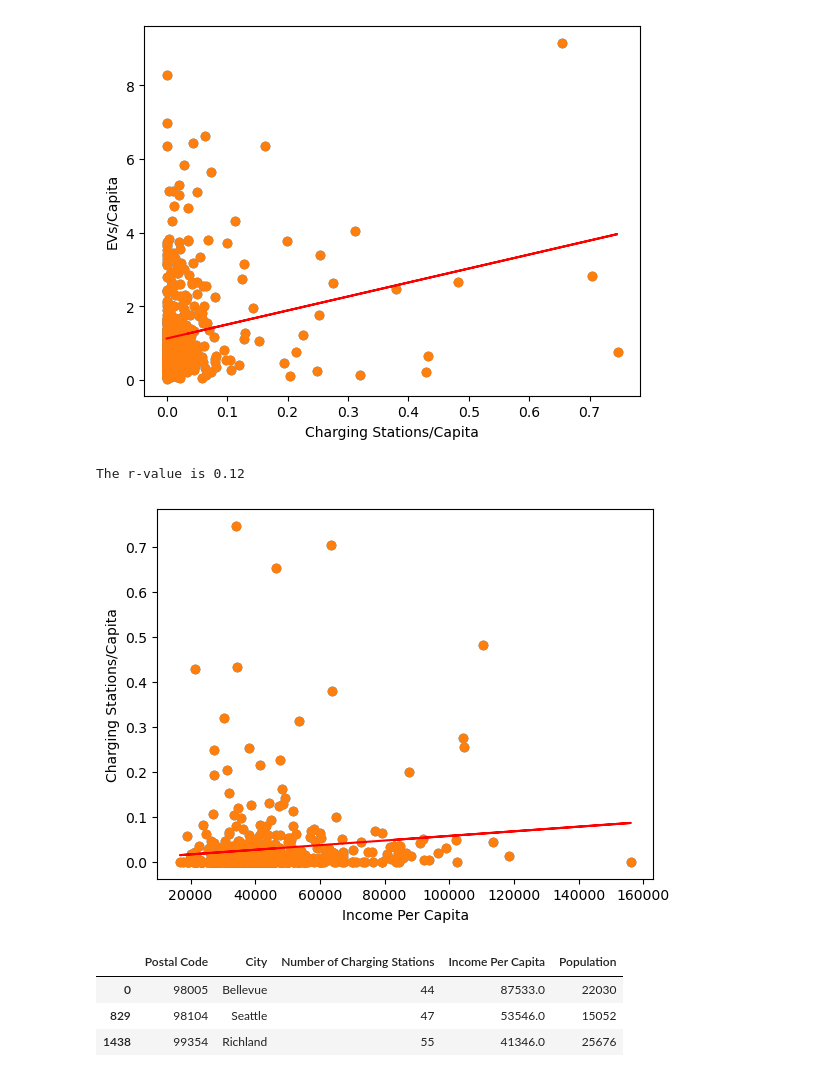
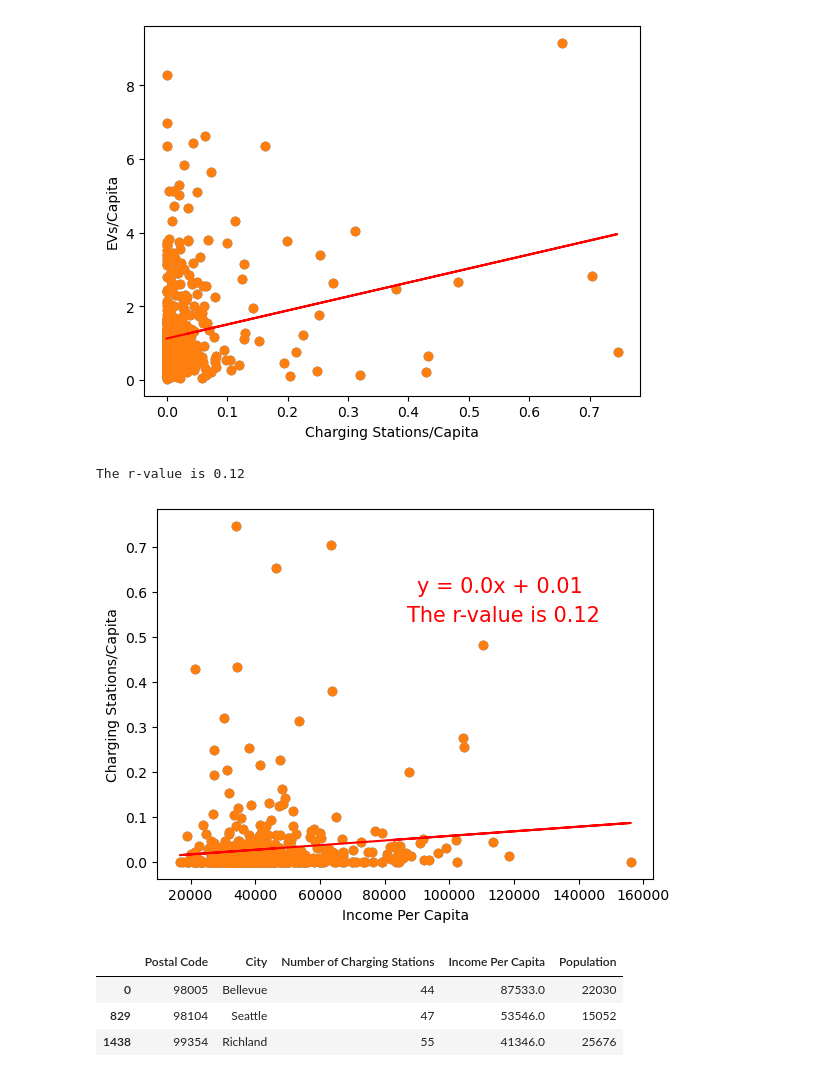
Before and after one commit to caelwillis/group-4-proj-1, a Jupyter notebook: per_capita_visualisations.ipynb, the cells around one changed output. Saved outputs shown, nothing was run; the diff lists cells and outputs as text; code cells hidden in the pictures.

```diff
--- a/per_capita_visualisations.ipynb
+++ b/per_capita_visualisations.ipynb
@@ -141,26 +141,26 @@ The r-value is 0.23
 # %%
 #Scatterplot - Charging Stations per Capita vs Income per Capita
 plt.scatter(merged_income_df_filtered['Income Per Capita'],
             merged_income_df_filtered['Charging Stations/Capita'])
 
 x_values = merged_income_df_filtered['Income Per Capita']
 y_values = merged_income_df_filtered['Charging Stations/Capita']
 slope = linregress(x_values, y_values)
 (slope, intercept, rvalue, pvalue, stderr) = linregress(x_values, y_values)
 regress_values = x_values * slope + intercept
 line_eq = 'y = ' + str(round(slope,2)) + 'x + ' + str(round(intercept,2))
 rvalue = str(round(rvalue, 2))
 
 plt.scatter(x_values, y_values)
 plt.plot(x_values, regress_values, '-r')
-plt.annotate(line_eq,(2,15), fontsize=15, color='red')
-plt.annotate(f'The r-value is {rvalue}',(1.9,13), fontsize=15, color='red')
+plt.annotate(line_eq,(90000,0.6), fontsize=15, color='red')
+plt.annotate(f'The r-value is {rvalue}',(87000,0.535), fontsize=15, color='red')
 plt.xlabel('Income Per Capita')
 plt.ylabel('Charging Stations/Capita')
 print(f'The r-value is {rvalue}')
 # %% [output]
 The r-value is 0.12
-[figure, old version]
+[figure, new version]
 # %%
 #Isolating Zip Codes under $80,000 income per capita, but also with more that 35 EV Charging Stations
 isolated_zipcodes_df = merged_income_df_filtered[merged_income_df_filtered['Income Per Capita']<100000]
```
Also changed, not shown: 2 other files.
